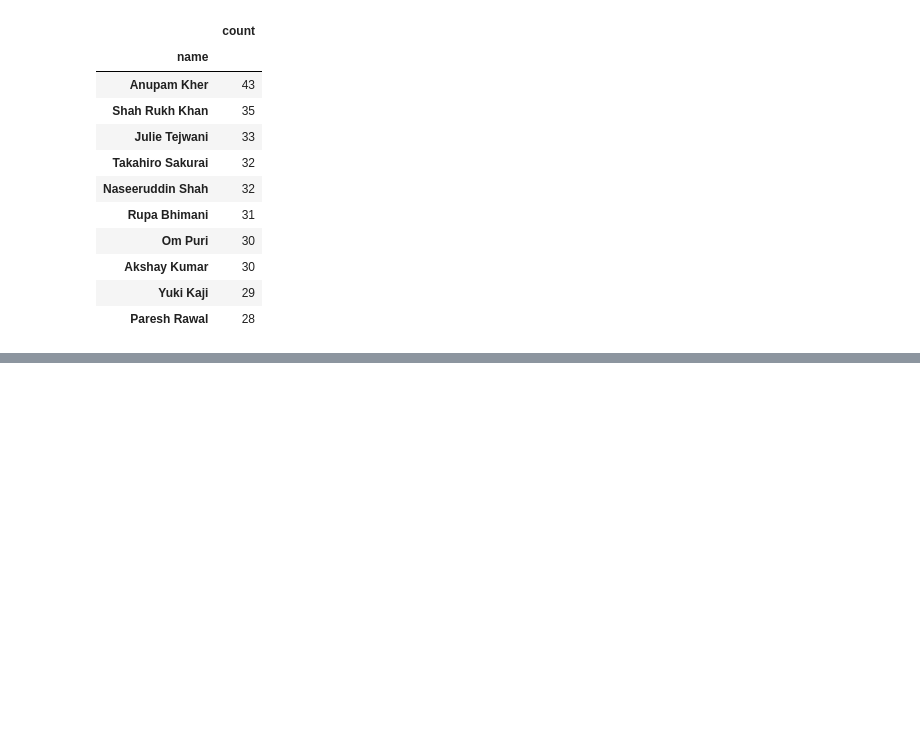
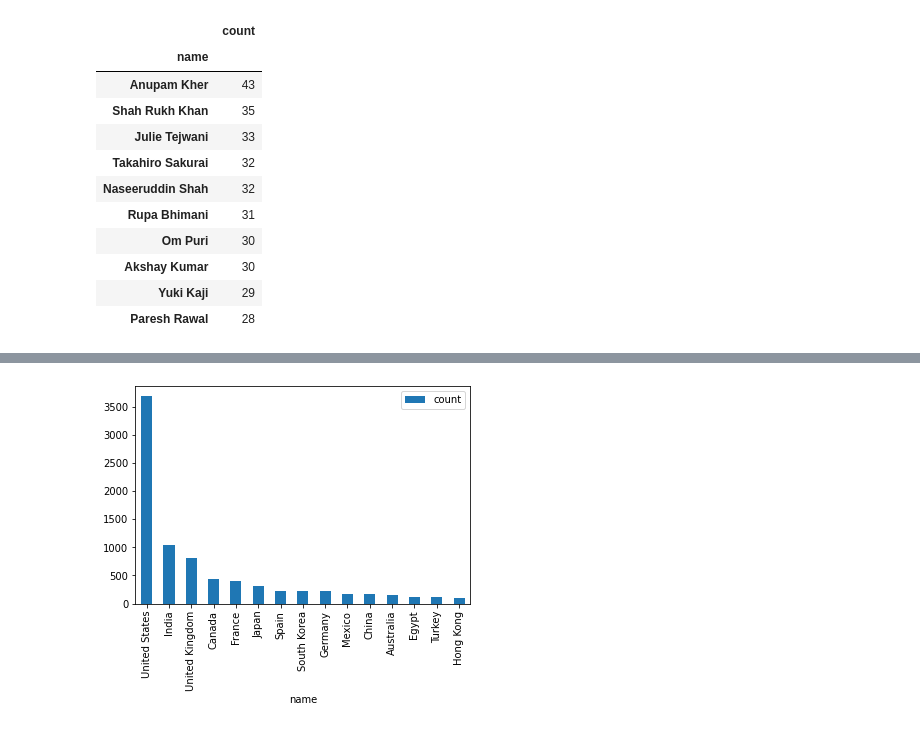
Before and after one commit to rajuptvs/netflix_eda, a Jupyter notebook: EDA_Netflix.ipynb, the cells around one changed output, grey strips where cells are left out. Saved outputs shown, nothing was run; the diff lists cells and outputs as text; code cells hidden in the pictures; blank space fills up the shorter version.

```diff
--- a/EDA_Netflix.ipynb
+++ b/EDA_Netflix.ipynb
@@ -601,0 +669,14 @@ top10.plot(kind="barh",color='#86bf91')
+# %%
+listed_country=listed_country.groupby("name").sum()
+# %%
+listed_country = listed_country.sort_values("count", ascending=False)
+# %%
+listed_country=listed_country.drop(listed_country.index[2])
+# %%
+topcountries=listed_country.head(15)
+# %%
+topcountries.plot(kind="bar")
+plt.savefig("movie_tv_countries.jpeg",bbox_inches="tight",dpi=1500)
+
+files.download("movie_tv_countries.jpeg")
+# %% [output]
@@ -601,0 +685 @@ top10.plot(kind="barh",color='#86bf91')
+[figure, added]
```
Also changed, not shown: parts of 21 cells of this notebook.
